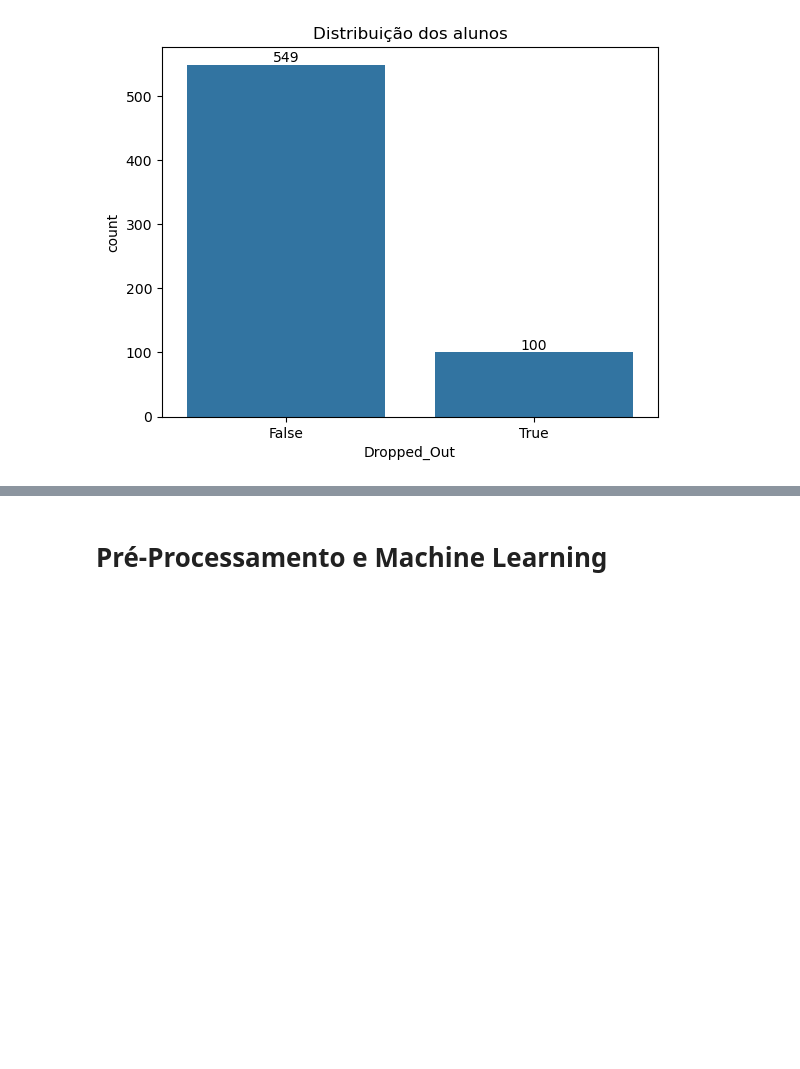
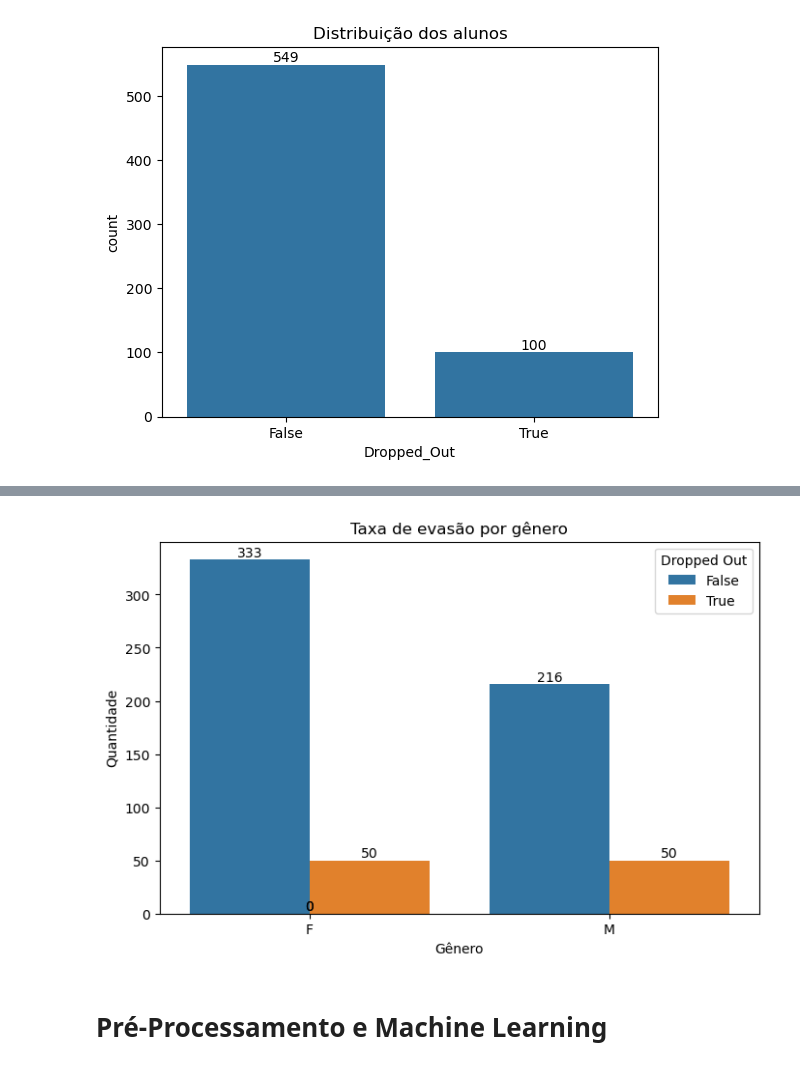
Before and after one commit to Moscofian/Sistema-alerta-para-Dropouts, a Jupyter notebook: Projeto-Dropout.ipynb, the cells around one changed output, grey strips where cells are left out. Cells and saved outputs as stored; diff of their text form; code cells hidden in the pictures; blank space fills up the shorter version.

```diff
--- a/Projeto-Dropout.ipynb
+++ b/Projeto-Dropout.ipynb
@@ -152,3 +161,27 @@ Distribuição das evasões:
+# %%
+# Taxa de evasão por gênero
+fig, ax = plt.subplots(figsize=(8, 5))
+sns.countplot(data=df, x='Gender', hue='Dropped_Out', ax=ax)
+
+# Set the title and labels
+ax.set_title('Taxa de evasão por gênero')
+ax.set_xlabel('Gênero')
+ax.set_ylabel('Quantidade')
+
+for p in ax.patches:
+    ax.annotate(format(p.get_height(), '.0f'),
+                (p.get_x() + p.get_width() / 2., p.get_height()),
+                ha = 'center', va = 'center',
+                xytext = (0, 5),
+                textcoords = 'offset points')
+
+# Adjust the legend title
+ax.legend(title='Dropped Out')
+
+# Show the plot
+plt.show()
+# %% [output]
+[figure, added]
 # %% [markdown]
 # Pré-Processamento e Machine Learning
 # %%
```
Also changed, not shown: parts of 7 cells of this notebook, 1 other file.
